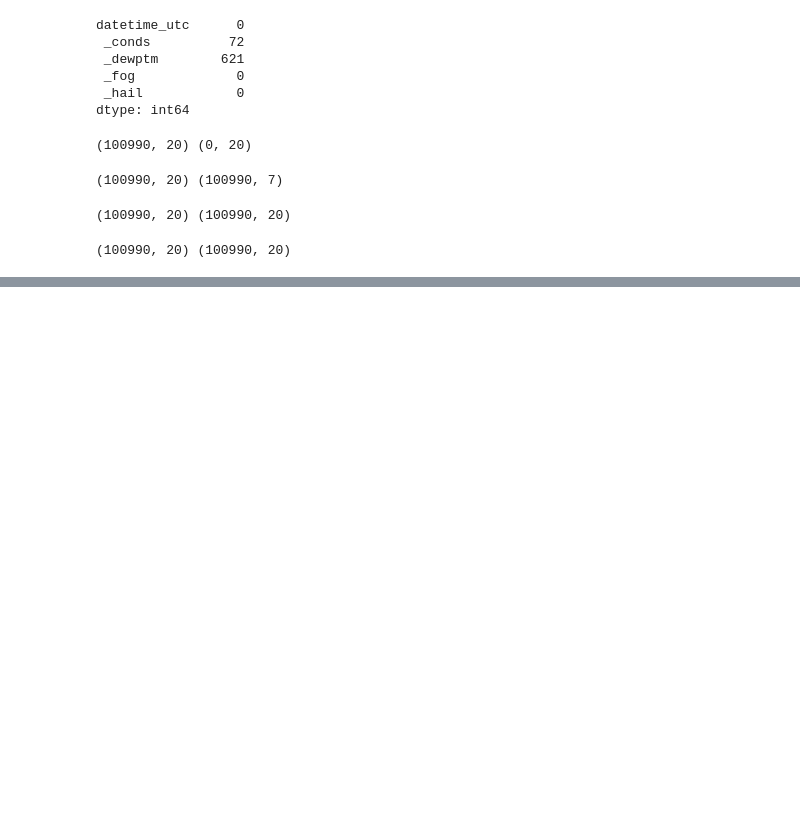
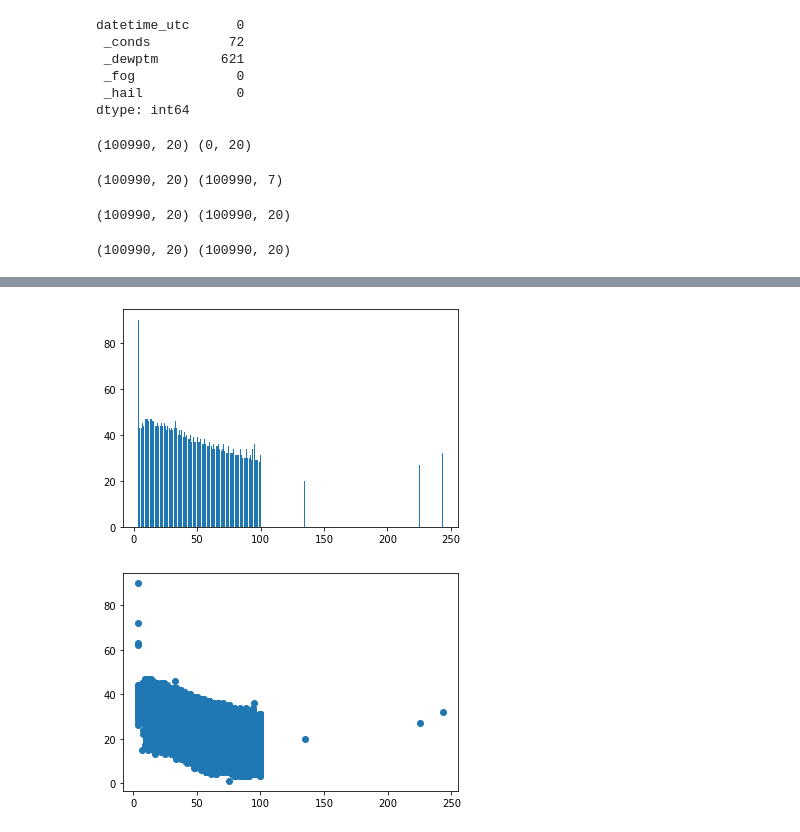
Before and after one commit to sfarn88/UCDPA_SarahFarnon, a Jupyter notebook: UCDPA_SarahFarnon.ipynb, the cells around one changed output, grey strips where cells are left out. Cells and saved outputs as stored; diff of their text form; code cells hidden in the pictures; blank space fills up the shorter version.

```diff
--- a/UCDPA_SarahFarnon.ipynb
+++ b/UCDPA_SarahFarnon.ipynb
@@ -185,0 +291,8 @@ print(testset.shape, drop_duplicates.shape)
+# %%
+plt.bar(df[" _hum"],df[" _tempm"])
+plt.show()
+plt.scatter(df[" _hum"],df[" _tempm"])
+plt.show()
+# %% [output]
+[figure, added]
+[figure, added]
```
Also changed, not shown: parts of 19 cells of this notebook.
